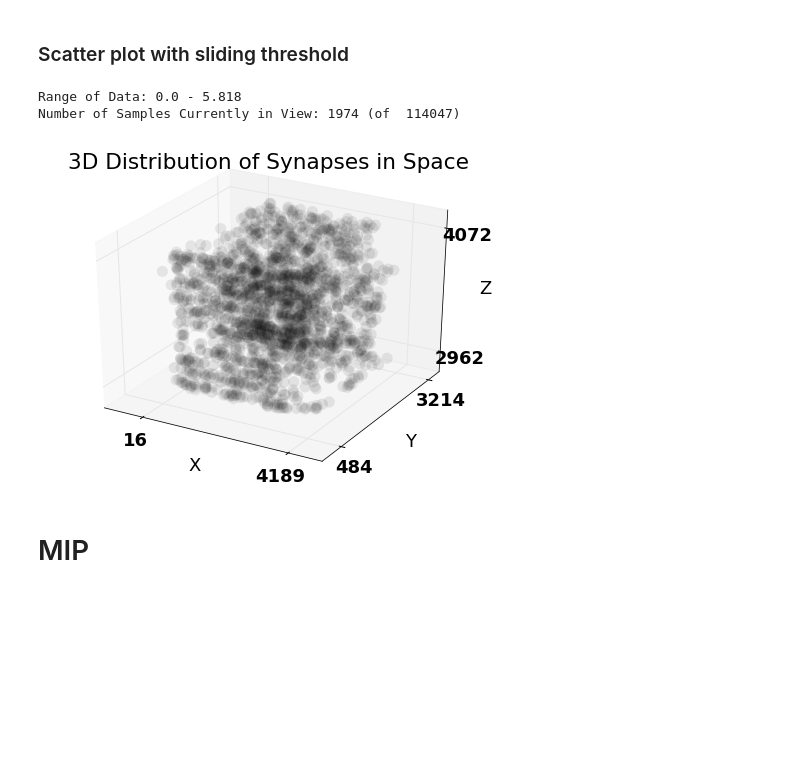
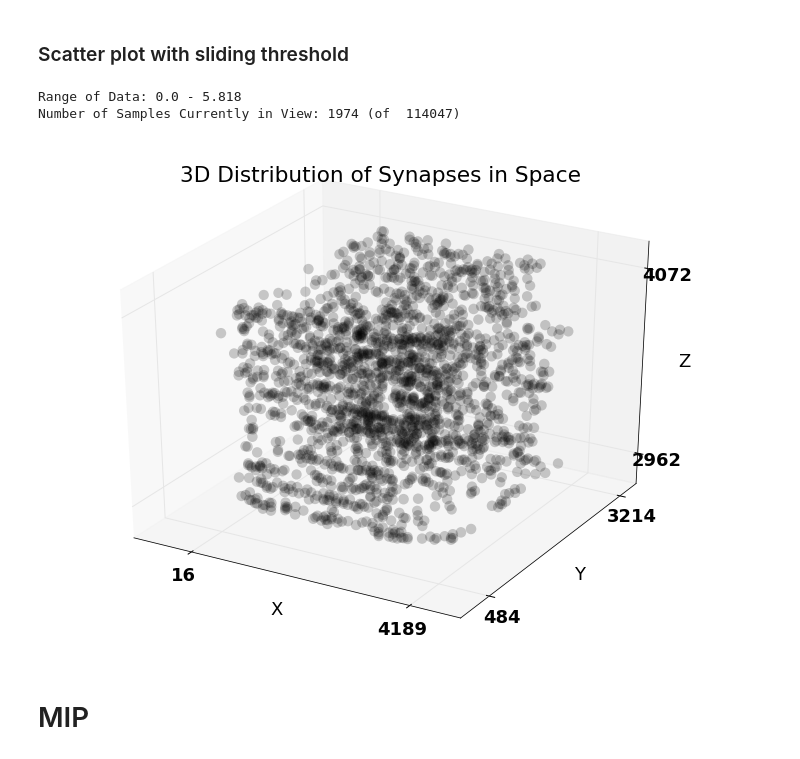
Before and after one commit to neurodata-papers/ndpaper, a Jupyter notebook: spatialsynapses/synapse_viz.ipynb, the cells around one changed output. Saved outputs shown, nothing was run; the diff lists cells and outputs as text; code cells hidden in the pictures; blank space fills up the shorter version.

```diff
--- a/spatialsynapses/synapse_viz.ipynb
+++ b/spatialsynapses/synapse_viz.ipynb
@@ -42,7 +42,7 @@ marker_initial = 10
 fig_title = "3D Distribution of Synapses in Space"
 # %%
 def plotting3d(thresh_min, thresh_max, alph, scale, colour=colour_initial, title=fig_title):
-    fig0 = plt.figure(figsize=(8,6))
+    fig0 = plt.figure(figsize=(12,9))
     ax = fig0.gca(projection="3d")
     if len(colour) < 6 or not re.search(r'^#(?:[0-9a-fA-F]{3}){1,2}$', colour):
         colour="#000000"
@@ -67,34 +67,34 @@ def plotting3d(thresh_min, thresh_max, alph, scale, colour=colour_initial, title
     ax.set_title(title)
     plt.show()
 
 thresh_min, thresh_max, alph, marker = (widgets.FloatSlider(description="Lower Threshold Scaling",
                                                     min=0,
                                                     max=upper_max,
                                                     value=lower_initial,
                                                     step=upper_max/100.),
                                         widgets.FloatSlider(description="Upper Threshold Scaling",
                                                     min=0,
                                                     max=upper_max,
                                                     value=upper_initial,
                                                     step=upper_max/100.),
                                         widgets.FloatSlider(description="Alpha Scaling",
                                                     min=0,
                                                     max=1,
                                                     value=alpha_initial,
                                                     step=0.01),
                                         widgets.FloatSlider(description="Marker Scaling",
                                                     min=0.1,
                                                     max=15,
                                                     value=marker_initial,
                                                     step=0.1))
 dl = widgets.jsdlink((thresh_min, 'value'), (thresh_max, 'min'))
 w = widgets.interact(plotting3d, thresh_min=thresh_min,
                      thresh_max=thresh_max, alph=alph,
                      scale=marker)
 # %% [output]
 Range of Data: 0.0 - 5.818
 Number of Samples Currently in View: 1974 (of  114047)
-[figure, old version]
+[figure, new version]
 # %% [markdown]
 # MIP
 # %%
```
Also changed, not shown: parts of 1 cell of this notebook.
